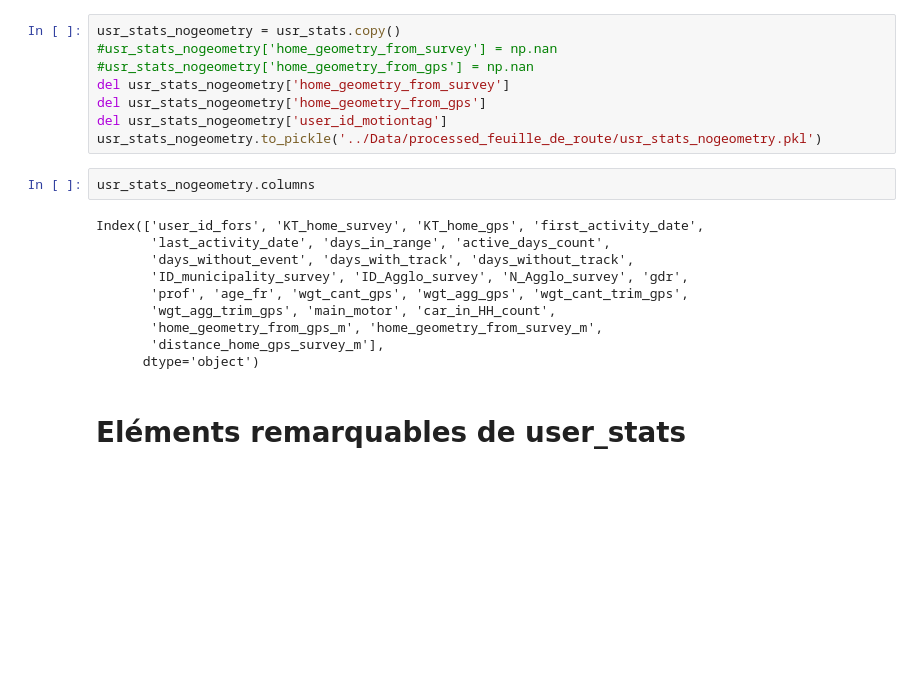
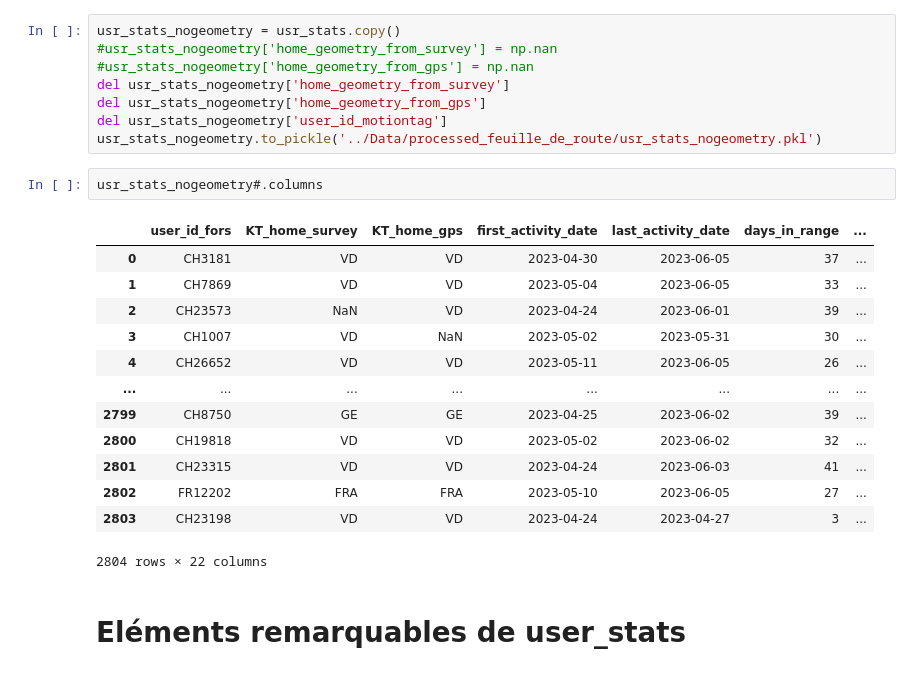
Before and after one commit to meschultheiss/Feuille-de-route-GPS, a Jupyter notebook: Notebooks/user_statistics.ipynb, the cells around one changed output. Cells and saved outputs as stored; diff of their text form; blank space fills up the shorter version.

```diff
--- a/Notebooks/user_statistics.ipynb
+++ b/Notebooks/user_statistics.ipynb
@@ -431,17 +431,21 @@ del usr_stats_nogeometry['home_geometry_from_gps']
 del usr_stats_nogeometry['user_id_motiontag']
 usr_stats_nogeometry.to_pickle('../Data/processed_feuille_de_route/usr_stats_nogeometry.pkl')
 # %%
-usr_stats_nogeometry.columns
+usr_stats_nogeometry#.columns
 # %% [output]
+|  | user_id_fors | KT_home_survey | KT_home_gps | first_activity_date | last_activity_date | days_in_range | ... |
+| 0 | CH3181 | VD | VD | 2023-04-30 | 2023-06-05 | 37 | ... |
+| 1 | CH7869 | VD | VD | 2023-05-04 | 2023-06-05 | 33 | ... |
+| 2 | CH23573 | NaN | VD | 2023-04-24 | 2023-06-01 | 39 | ... |
+| 3 | CH1007 | VD | NaN | 2023-05-02 | 2023-05-31 | 30 | ... |
+| 4 | CH26652 | VD | VD | 2023-05-11 | 2023-06-05 | 26 | ... |
+| ... | ... | ... | ... | ... | ... | ... | ... |
+| 2799 | CH8750 | GE | GE | 2023-04-25 | 2023-06-02 | 39 | ... |
+| 2800 | CH19818 | VD | VD | 2023-05-02 | 2023-06-02 | 32 | ... |
+| 2801 | CH23315 | VD | VD | 2023-04-24 | 2023-06-03 | 41 | ... |
+| 2802 | FR12202 | FRA | FRA | 2023-05-10 | 2023-06-05 | 27 | ... |
+| 2803 | CH23198 | VD | VD | 2023-04-24 | 2023-04-27 | 3 | ... |
-Index(['user_id_fors', 'KT_home_survey', 'KT_home_gps', 'first_activity_date',
-       'last_activity_date', 'days_in_range', 'active_days_count',
-       'days_without_event', 'days_with_track', 'days_without_track',
-       'ID_municipality_survey', 'ID_Agglo_survey', 'N_Agglo_survey', 'gdr',
-       'prof', 'age_fr', 'wgt_cant_gps', 'wgt_agg_gps', 'wgt_cant_trim_gps',
-       'wgt_agg_trim_gps', 'main_motor', 'car_in_HH_count',
-       'home_geometry_from_gps_m', 'home_geometry_from_survey_m',
-       'distance_home_gps_survey_m'],
-      dtype='object')
+2804 rows × 22 columns
 # %% [markdown]
 # Eléments remarquables de user_stats
 # %%
```
Also changed, not shown: parts of 3 cells of this notebook.
